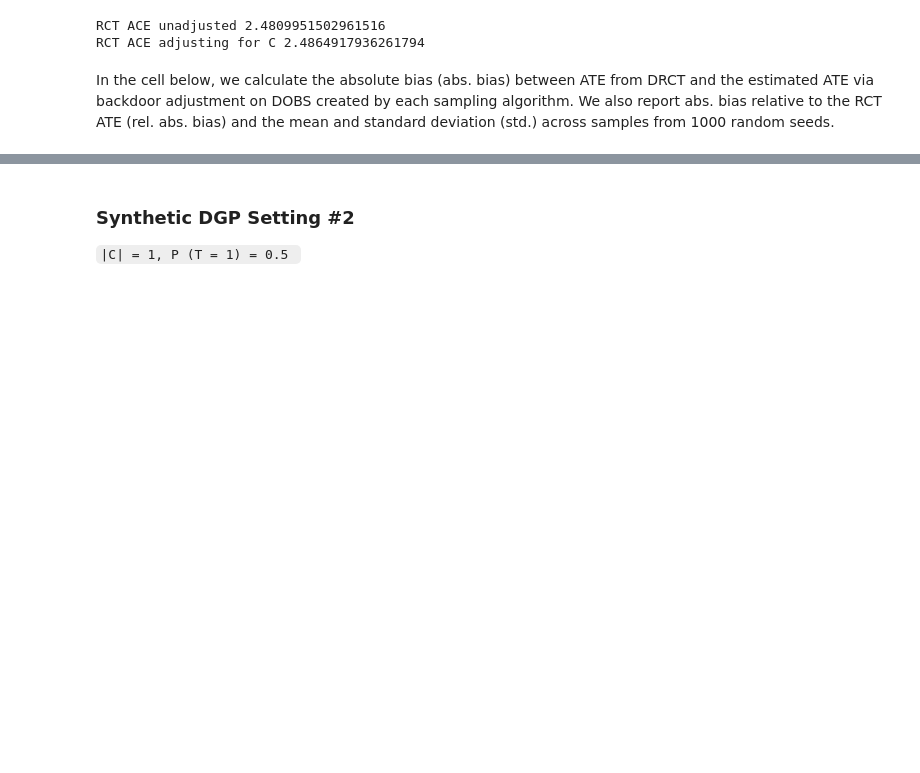
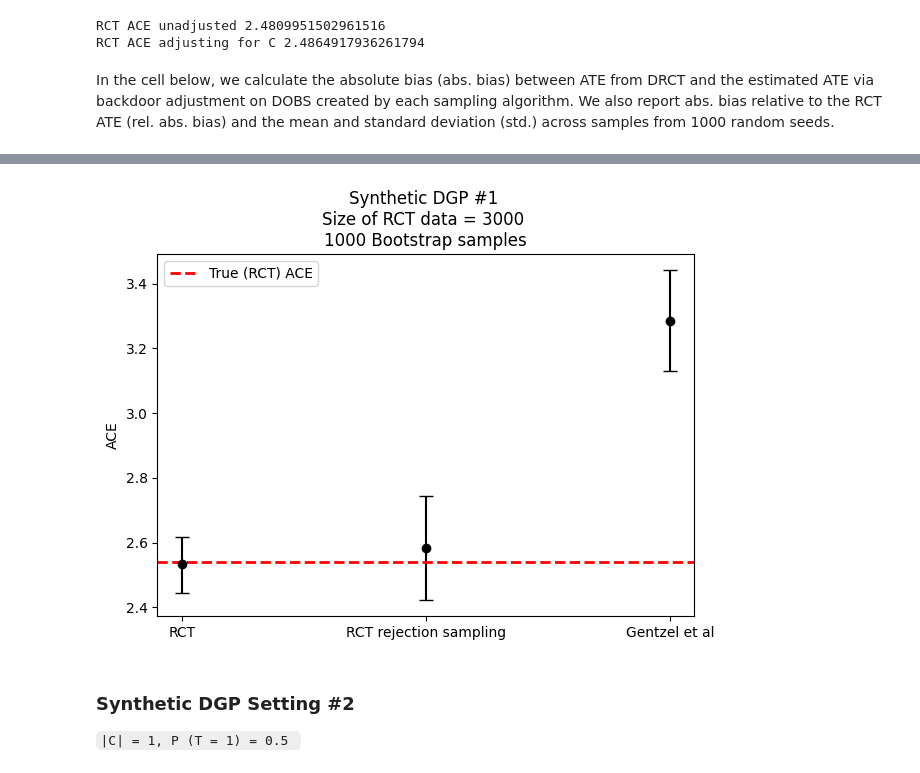
Before and after one commit to kakeith/rct_rejection_sampling, a Jupyter notebook: scripts/synthetic_experiments.ipynb, the cells around one changed output, grey strips where cells are left out. Drawn from its saved outputs; the diff is of its cells as text; code cells hidden in the pictures; blank space fills up the shorter version.

```diff
--- a/scripts/synthetic_experiments.ipynb
+++ b/scripts/synthetic_experiments.ipynb
@@ -107,0 +69,2 @@ plt.show()
+# %%
+num_samples = 3000
@@ -108,3 +92,10 @@ plt.show()
+# %%
+data_out2 = bootstrapping_three_methods(data, rct_ace, confound_func_params)
+# %%
+title = f"Synthetic DGP #1 \nSize of RCT data = {len(data)} \n1000 Bootstrap samples"
+plot_bootstrap(data_out2, rct_ace, title);
+# %% [output]
+[figure, added]
 # %% [markdown]
 ### Synthetic DGP Setting #2
 `|C| = 1, P (T = 1) = 0.5 `
```
Also changed, not shown: parts of 10 cells of this notebook, 1 other file.
